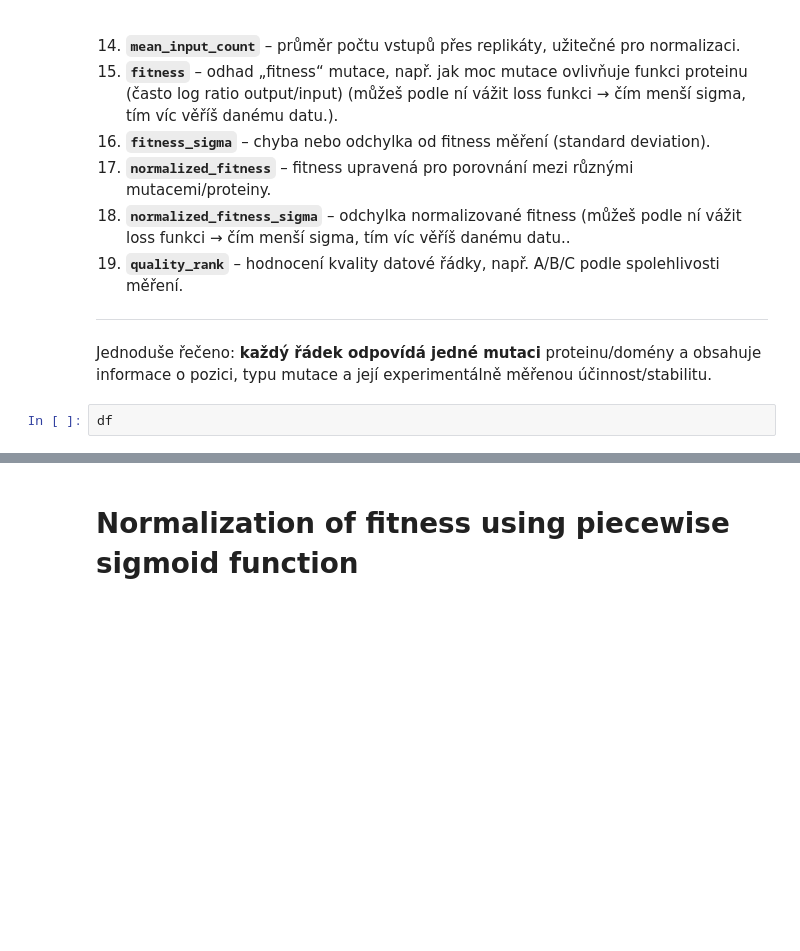
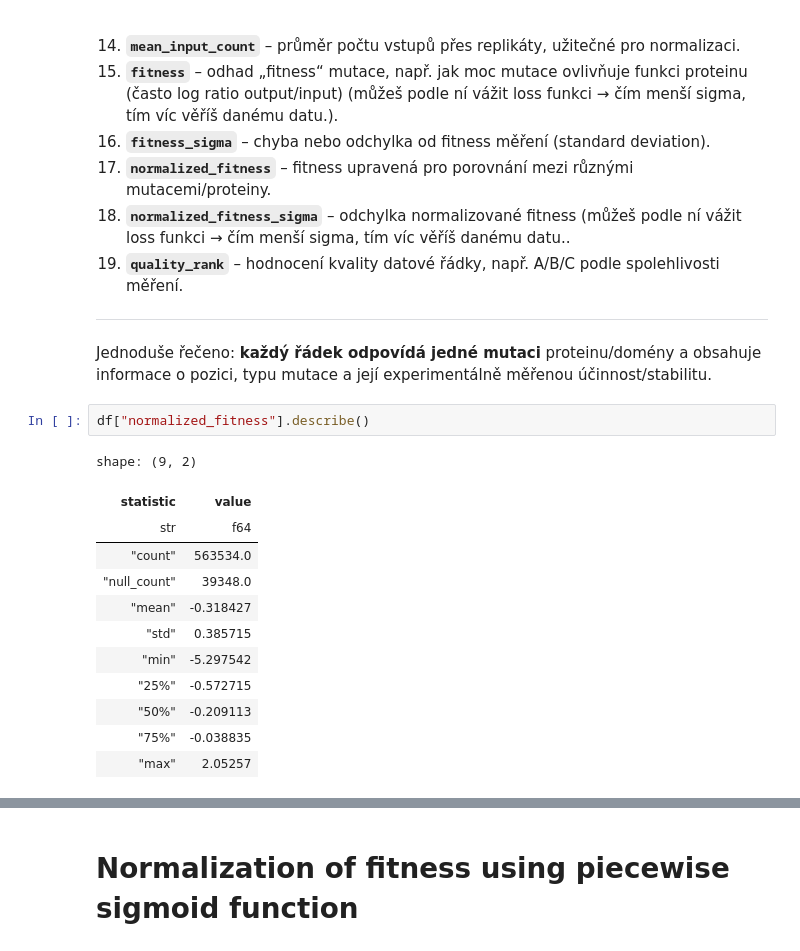
Before and after one commit to vlccek/Master_thesis-Prediction_protein_stability, a Jupyter notebook: protbert/lehner_dataset_preparation.ipynb, the cells around one changed output, grey strips where cells are left out. Drawn from its saved outputs; the diff is of its cells as text; blank space fills up the shorter version.

```diff
--- a/protbert/lehner_dataset_preparation.ipynb
+++ b/protbert/lehner_dataset_preparation.ipynb
@@ -51,7 +51,20 @@ shape: (602_882, 19)
 
 Jednoduše řečeno: **každý řádek odpovídá jedné mutaci** proteinu/domény a obsahuje informace o pozici, typu mutace a její experimentálně měřenou účinnost/stabilitu.
 # %%
-df
+df["normalized_fitness"].describe()
+# %% [output]
+shape: (9, 2)
+| statistic | value |
+| str | f64 |
+| "count" | 563534.0 |
+| "null_count" | 39348.0 |
+| "mean" | -0.318427 |
+| "std" | 0.385715 |
+| "min" | -5.297542 |
+| "25%" | -0.572715 |
+| "50%" | -0.209113 |
+| "75%" | -0.038835 |
+| "max" | 2.05257 |
 # %%
 import polars as pl
 import requests
```
Also changed, not shown: parts of 6 cells of this notebook, 3 other files.
